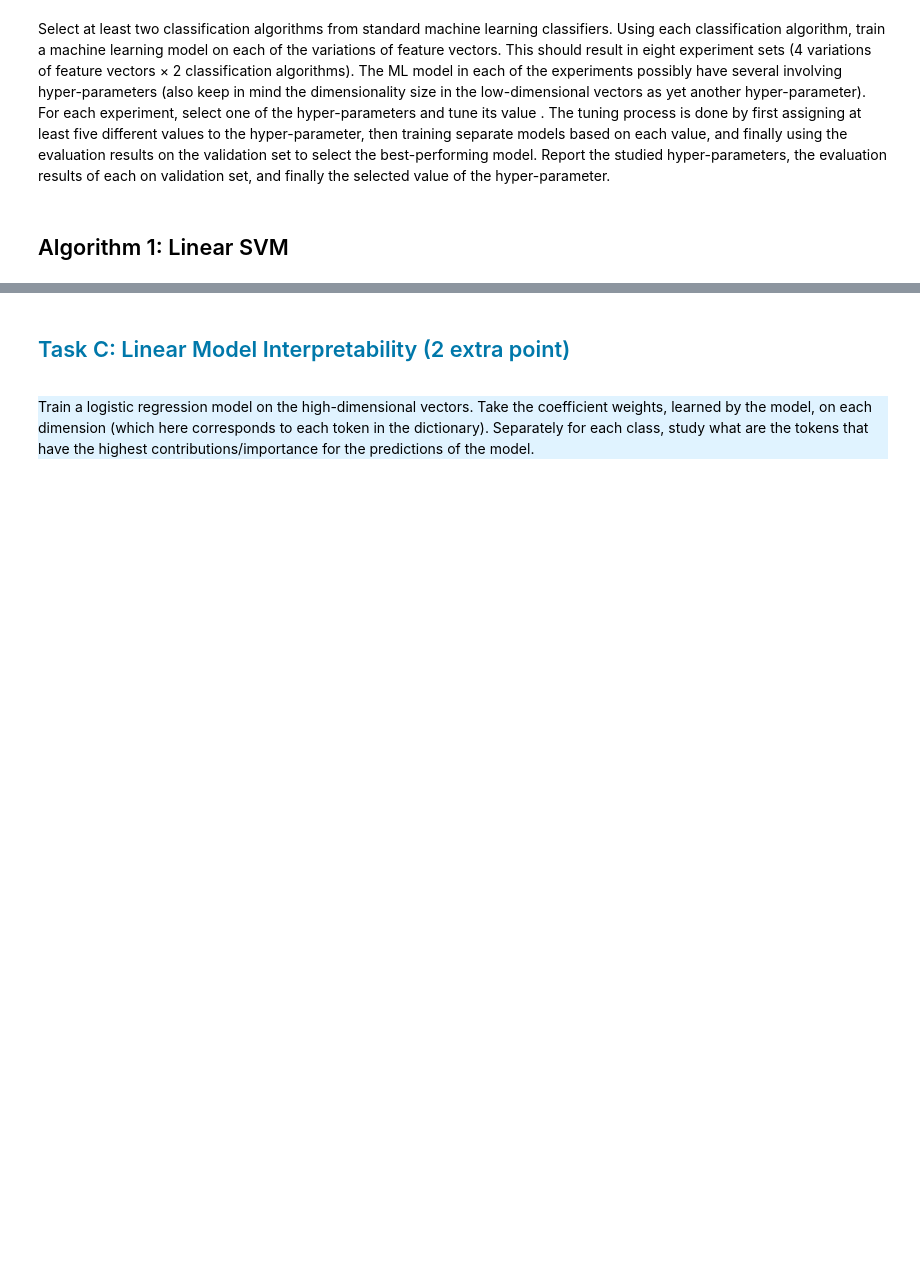
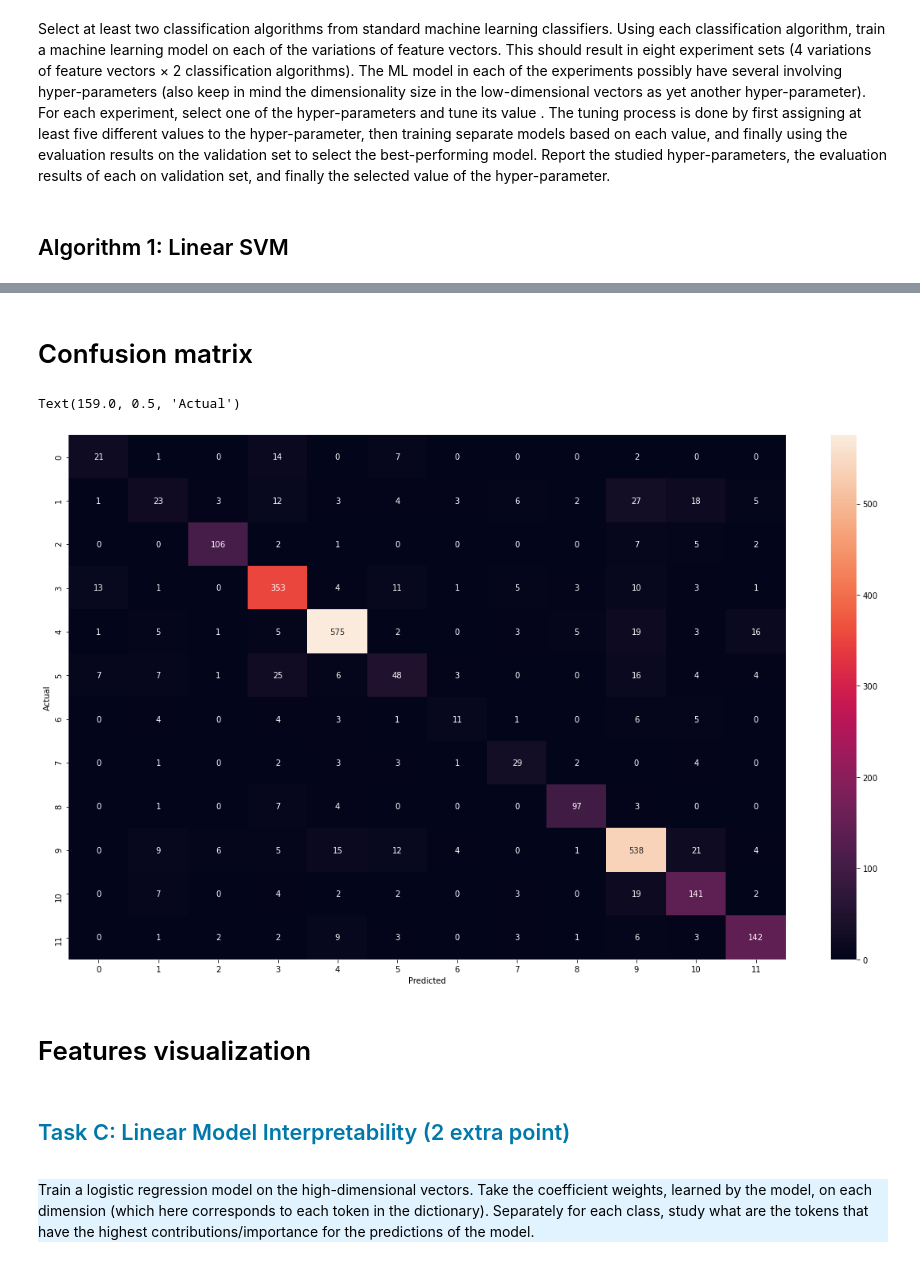
Before and after one commit to markus583/nlp-course-2022w, a Jupyter notebook: Assignment1.ipynb, the cells around one changed output, grey strips where cells are left out. Cells and saved outputs as stored; diff of their text form; code cells hidden in the pictures; blank space fills up the shorter version.

```diff
--- a/Assignment1.ipynb
+++ b/Assignment1.ipynb
@@ -841,0 +1877,4 @@ weighted avg       0.77      0.78      0.77      2596
+# %%
+# fit classifier with best hyper-parameter
+clfs[6] = MLPClassifier(random_state=42, hidden_layer_sizes=best_hidden_layer_size, max_iter=best_max_iter, learning_rate_init=best_lr_init)
+clfs[6].fit(bm25_matrix_train, y_train)
@@ -841,0 +1978,3 @@ weighted avg       0.77      0.78      0.77      2596
+# %%
+best_dim_size = hyper_param_values[np.argmax(accuracies)]
+print(f"Selected dimensionality size: {best_dim_size}")
@@ -841,0 +2068,15 @@ weighted avg       0.77      0.78      0.77      2596
+# %% [markdown]
+# Confusion matrix
+# %%
+from sklearn.metrics import confusion_matrix
+import seaborn as sns
+import matplotlib.pyplot as plt
+
+conf_mat = confusion_matrix(y_test, y_test_preds[5])
+plt.figure(figsize=(20, 12))
+s = sns.heatmap(conf_mat, annot=True, fmt='.0f')
+s.set_xlabel('Predicted')
+s.set_ylabel('Actual')
+# %% [output]
+Text(159.0, 0.5, 'Actual')
+[figure, added]
@@ -842,3 +2085,5 @@ weighted avg       0.77      0.78      0.77      2596
+# %% [markdown]
+# Features visualization
 # %% [markdown]
 <a name="section-optional"></a><h2 style="color:rgb(0,120,170)">Task C: Linear Model Interpretability (2 extra point)</h2>
 # %% [markdown]
```
Also changed, not shown: parts of 78 cells of this notebook.
